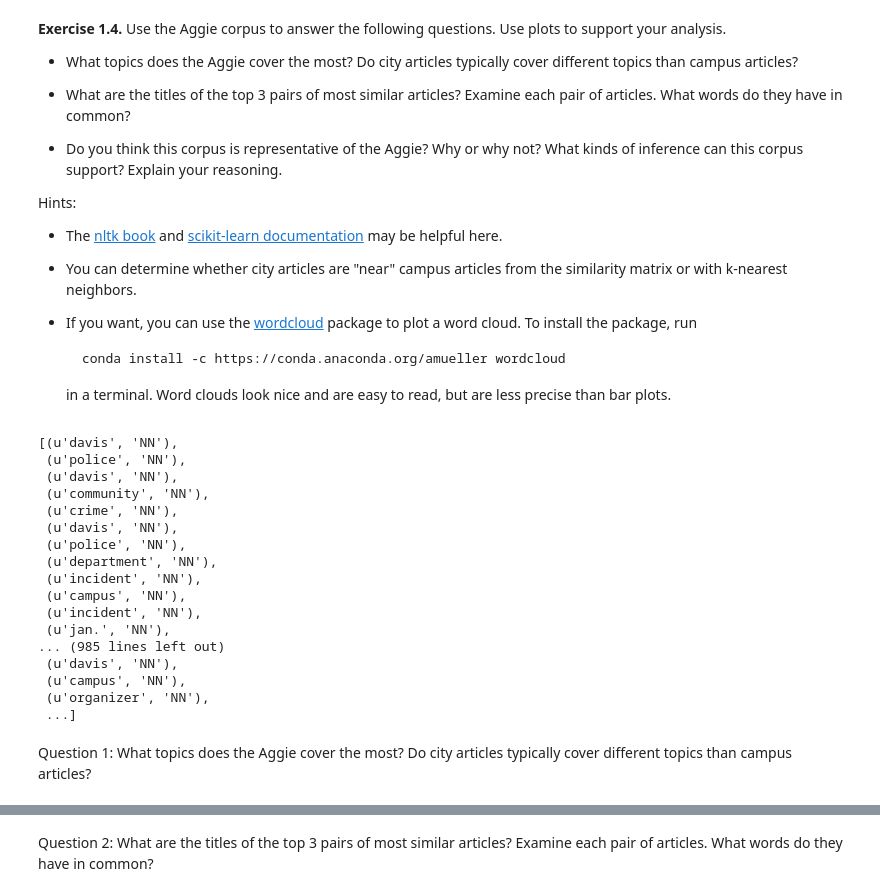
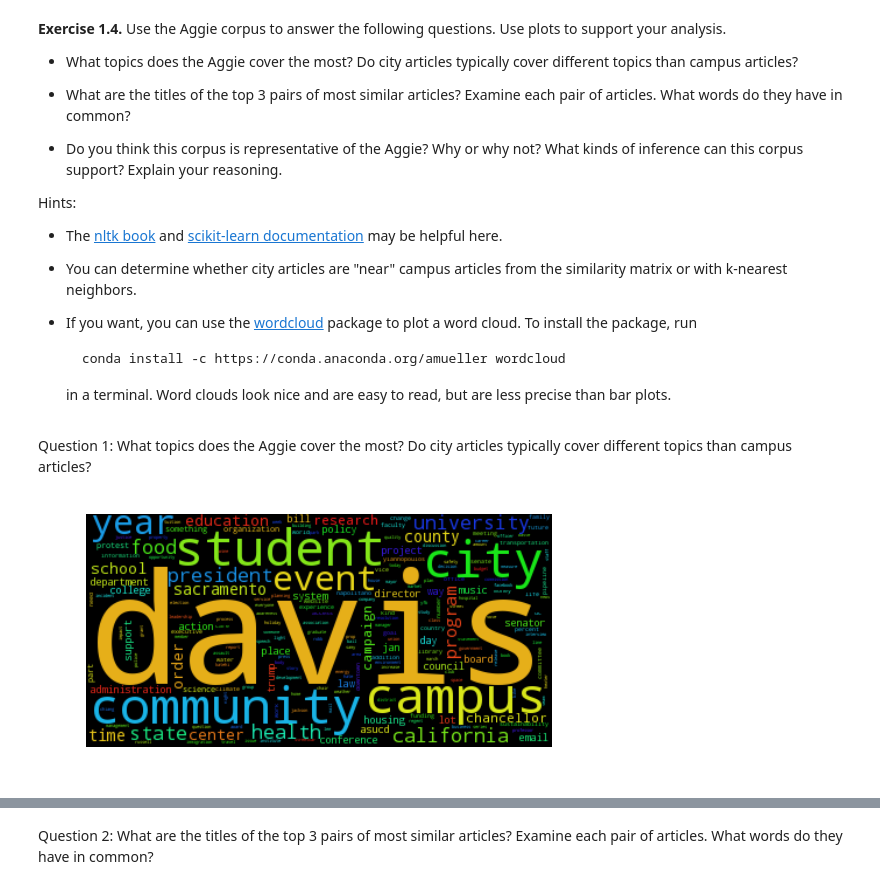
Before and after one commit to jiahtan/STA141B, a Jupyter notebook: HW5/assignment5.ipynb, the cells around one changed output, grey strips where cells are left out. Drawn from its saved outputs; the diff is of its cells as text; code cells hidden in the pictures.

```diff
--- a/HW5/assignment5.ipynb
+++ b/HW5/assignment5.ipynb
@@ -218,40 +203,6 @@ def lemmatize(text):
     Output: list of strings (lemmata)
     """
     return stem(tokenize(text))
-# %%
-from collections import Counter
-sample = aggieData['text']
-result = list()
-def grab_words(text):
-    text = text.translate({ 0x2018:0x27, 0x2019:0x27, 0x201C:0x22, 0x201D:0x22, 0x2026:0x20 })
-    lowercase_sample = text.lower()
-    tokens = tokenize(lowercase_sample)
-    tags = nltk.pos_tag(tokens)
-    return([item for item in tags if item[1] == 'NN'])
-#finder = BigramCollocationFinder.from_words(grab_words(sample))
-#finder.nbest(trigram_measures.pmi, 50)
-for article in sample:
-    result = result +  grab_words(article)
-# %%
-result
-# %% [output]
-[(u'davis', 'NN'),
- (u'police', 'NN'),
- (u'davis', 'NN'),
- (u'community', 'NN'),
- (u'crime', 'NN'),
- (u'davis', 'NN'),
- (u'police', 'NN'),
- (u'department', 'NN'),
- (u'incident', 'NN'),
- (u'campus', 'NN'),
- (u'incident', 'NN'),
- (u'jan.', 'NN'),
-... (985 lines left out)
- (u'davis', 'NN'),
- (u'campus', 'NN'),
- (u'organizer', 'NN'),
- ...]
 # %% [markdown]
 Question 1: What topics does the Aggie cover the most? Do city articles typically cover different topics than campus articles?
 # %%
@@ -261,3 +212,34 @@ cityDF = aggieData.loc[aggieData['type'] == 'City', 'text']
 articleCorpus = [article for article in articleDF]
 campusCorpus = [article for article in campusDF]
 cityCorpus = [article for article in cityDF]
+# %%
+from collections import Counter
+def grab_words(text):
+    """
+    Convert text to lowercase, tokenize words, ignore stopwords, and take only the nouns
+    """
+    lowercase_sample = text.lower()
+    tokens = tokenize(lowercase_sample)
+    filtered_words = [word for word in tokens if word not in stopwords.words('english')]
+    tags = nltk.pos_tag(tokens)
+    return([item for item in tags if item[1] == 'NN'])
+def most_common_words(corpus):
+    """
+    Loop through all articles in a corpus and get the words
+    """
+    result = [grab_words(article) for article in corpus]
+    result = [item for sublist in result for item in sublist]
+    return(result)
+def generate_word_cloud(text):
+    """
+    Function to get a wordCloud
+    """
+    words = ','.join([w[0] for w in text])
+    wordcloud = WordCloud().generate(words)
+    plt.imshow(wordcloud)
+    plt.axis("off")
+# %%
+a = most_common_words(articleCorpus)
+generate_word_cloud(a)
+# %% [output]
+[figure, added]
```
Also changed, not shown: parts of 30 cells of this notebook, 2 other files.
